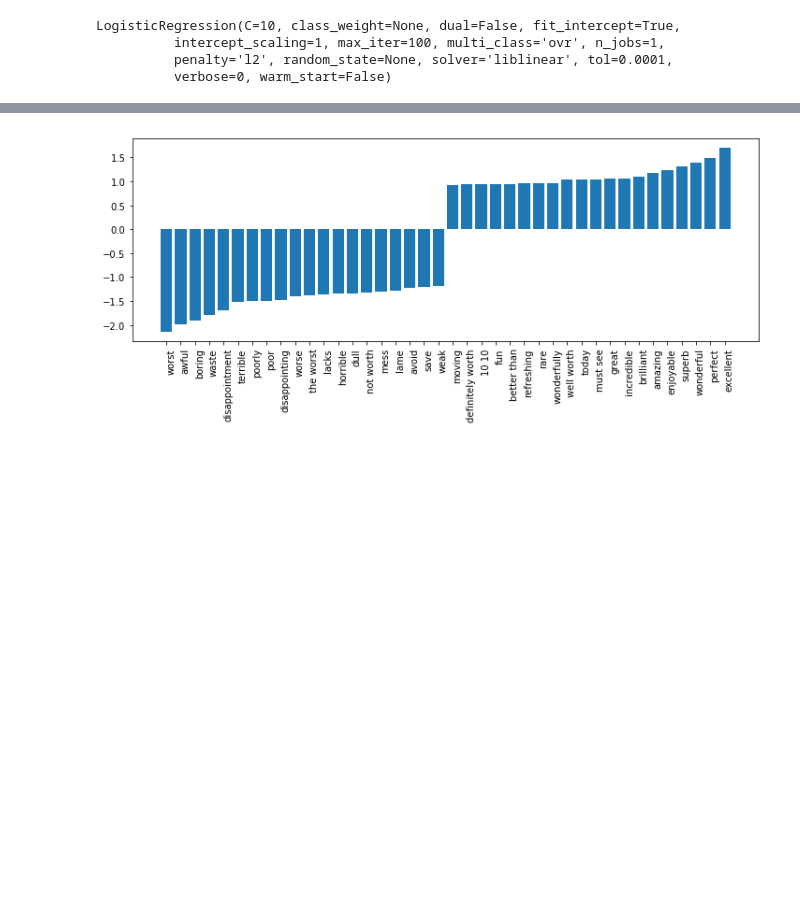
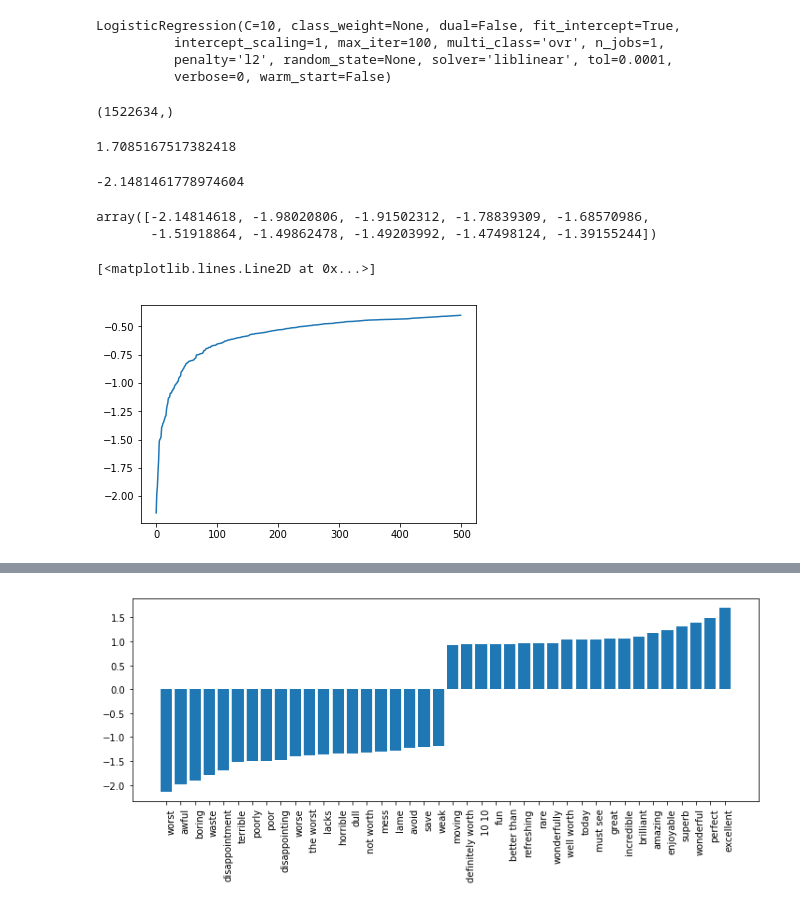
Before and after one commit to gubosd/lecture6, a Jupyter notebook: 머신러닝/05_텍스트_02_ngram.ipynb, the cells around one changed output, grey strips where cells are left out. Cells and saved outputs as stored; diff of their text form; code cells hidden in the pictures; blank space fills up the shorter version.

```diff
--- a/머신러닝/05_텍스트_02_ngram.ipynb
+++ b/머신러닝/05_텍스트_02_ngram.ipynb
@@ -55,3 +56,27 @@ LogisticRegression(C=10, class_weight=None, dual=False, fit_intercept=True,
           intercept_scaling=1, max_iter=100, multi_class='ovr', n_jobs=1,
           penalty='l2', random_state=None, solver='liblinear', tol=0.0001,
           verbose=0, warm_start=False)
+# %%
+model.coef_[0].shape
+# %% [output]
+(1522634,)
+# %%
+model.coef_[0].max()
+# %% [output]
+1.7085167517382418
+# %%
+model.coef_[0].min()
+# %% [output]
+-2.1481461778974604
+# %%
+w = model.coef_[0]
+w_sorted = np.sort(w)
+w_sorted[:10]
+# %% [output]
+array([-2.14814618, -1.98020806, -1.91502312, -1.78839309, -1.68570986,
+       -1.51918864, -1.49862478, -1.49203992, -1.47498124, -1.39155244])
+# %%
+plt.plot(w_sorted[:500])
+# %% [output]
+[<matplotlib.lines.Line2D at 0x...>]
+[figure, added]
```
Also changed, not shown: parts of 19 cells of this notebook, 1 other file.
